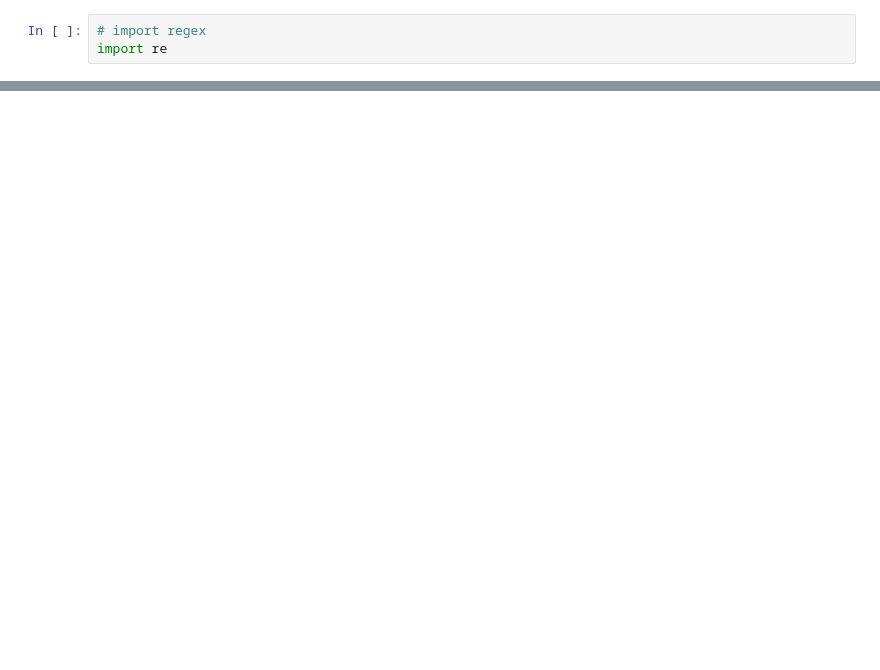
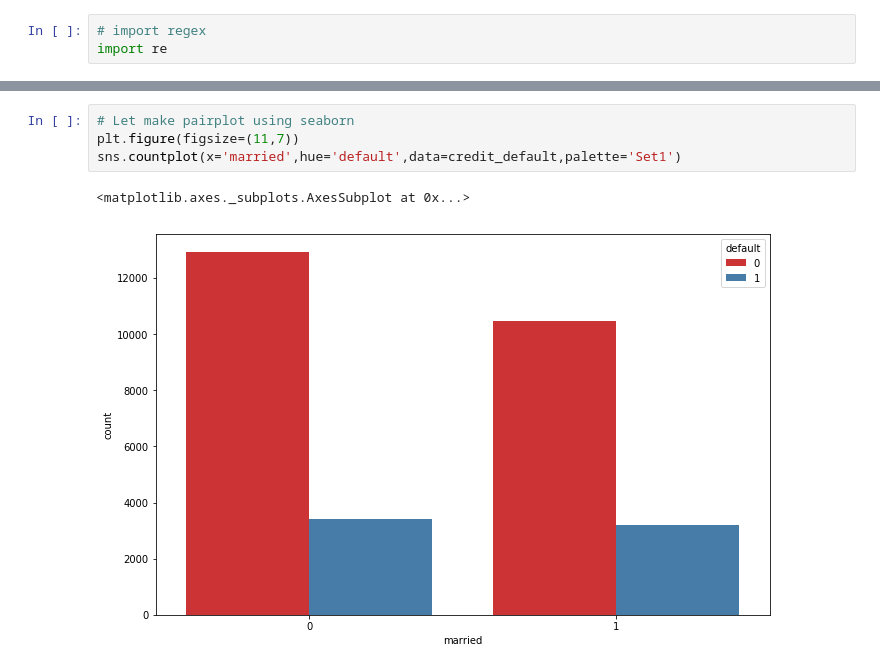
Before and after one commit to zjgcainiao/ML_CreditCardDefaultPrediction, a Jupyter notebook: default_of_credit_card/credit_default_rate.ipynb, the cells around one changed output, grey strips where cells are left out. Saved outputs shown, nothing was run; the diff lists cells and outputs as text; blank space fills up the shorter version.

```diff
--- a/default_of_credit_card/credit_default_rate.ipynb
+++ b/default_of_credit_card/credit_default_rate.ipynb
@@ -339,0 +201,7 @@ print(confusion_matrix(y_test,predictions))
+# %%
+# Let make pairplot using seaborn
+plt.figure(figsize=(11,7))
+sns.countplot(x='married',hue='default',data=credit_default,palette='Set1')
+# %% [output]
+<matplotlib.axes._subplots.AxesSubplot at 0x...>
+[figure, added]
```
Also changed, not shown: parts of 89 cells of this notebook, 9 other files.
